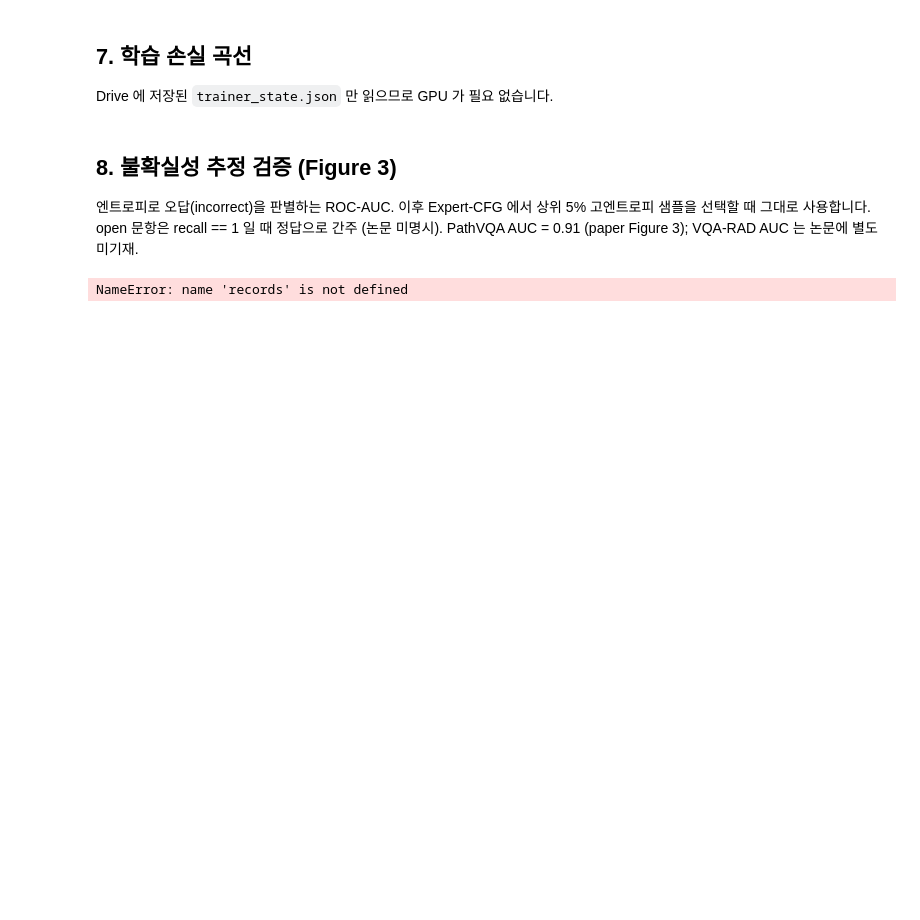
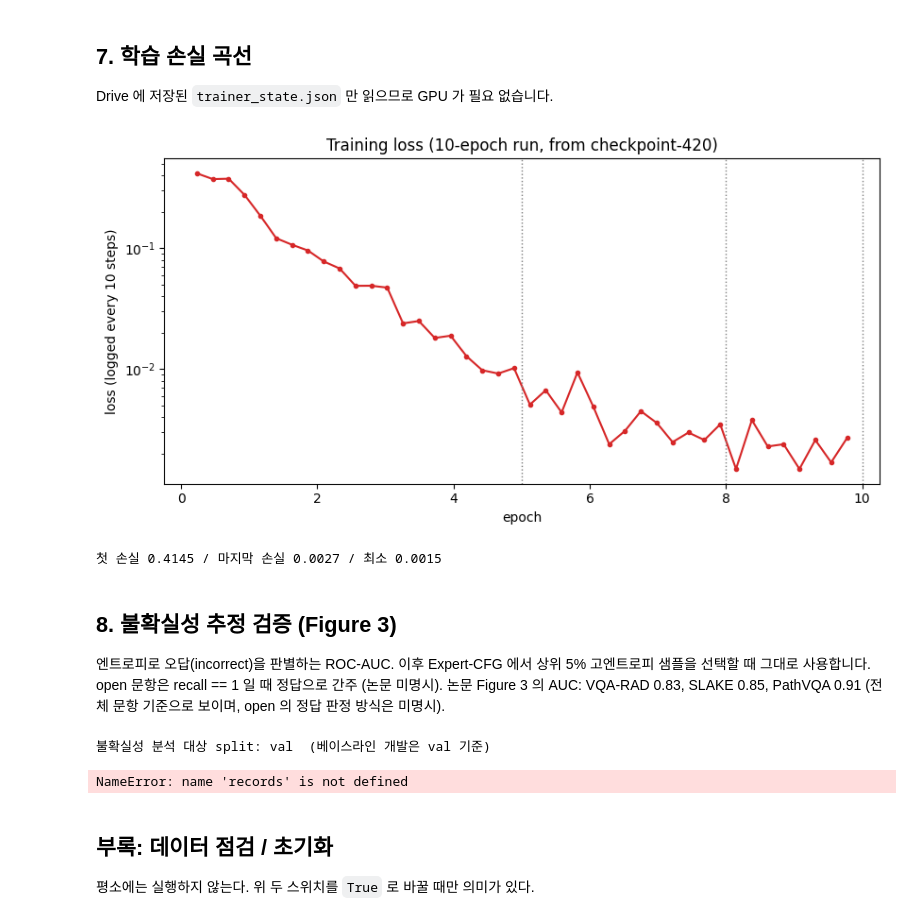
Before and after one commit to MinseongKim-dev/Expert-CFG, a Jupyter notebook: VQA_RAD_expert_cfg_reproduction.ipynb, the cells around one changed output. Drawn from its saved outputs; the diff is of its cells as text; code cells hidden in the pictures; blank space fills up the shorter version.

```diff
--- a/VQA_RAD_expert_cfg_reproduction.ipynb
+++ b/VQA_RAD_expert_cfg_reproduction.ipynb
@@ -494,7 +648,8 @@ def _load_base(dtype):
     for _impl in dict.fromkeys([ATTN_IMPL, 'eager']):
         try:
             _m = AutoModelForCausalLM.from_pretrained(
-                BASE_MODEL_DIR, dtype=dtype, trust_remote_code=True, _attn_implementation=_impl)
+                BASE_MODEL_DIR, trust_remote_code=True, _attn_implementation=_impl,
+                **{('dtype' if int(transformers.__version__.split('.')[0]) >= 5 else 'torch_dtype'): dtype})
             print(f'attention 구현: {_impl}')
             return _m
         except Exception as e:
@@ -550,9 +702,12 @@ trainable params: 102,912,000 || all params: 4,249,533,440 || trainable%: 2.4217
 앞 셀은 지표·평가 함수·collator 정의, 다음 셀이 학습입니다. 체크포인트는 `SAVE_EPOCHS` 의 epoch 끝에서만 저장되며, 같은 셀을 다시 실행하면 마지막 체크포인트부터 이어서 학습합니다.
 # %%
 from transformers import Trainer, TrainingArguments
+import transformers
+# 평가 생성 시 KV 캐시 사용 여부. 캐시를 끄면 토큰마다 이미지 토큰(약 2.5K)을 다시 계산해 매우 느리다. 결과가 달라 보이면 False 로 바꿔 비교.
+EVAL_USE_CACHE = int(transformers.__version__.split('.')[0]) < 5
 import inspect, re
 from collections import Counter
-from tqdm.auto import tqdm
+from tqdm import tqdm   # 텍스트 진행 막대(위젯이 안 뜨는 환경에서도 보임)
 
 # ── 평가 함수 ─────────────────────────────────────────────────────────
 def normalize(text):
@@ -594,7 +749,7 @@ def evaluate(model, processor, dataset, max_samples=None):
             max_new_tokens=MAX_NEW_TOKENS, num_beams=NUM_BEAMS, do_sample=False,
             eos_token_id=[processor.tokenizer.eos_token_id, end_id],
             output_scores=True, return_dict_in_generate=True,
-            use_cache=False,  # KV 캐시 비활성화 (transformers 5.x 캐시 호환성 문제 우회)
+            use_cache=EVAL_USE_CACHE,  # 4.x: KV 캐시 사용(빠름) / 5.x: 캐시 호환성 문제로 비활성화
         )
         gen_ids = out.sequences[:, inputs['input_ids'].size(1):]
         pred = processor.batch_decode(gen_ids, skip_special_tokens=True,
@@ -707,14 +1022,31 @@ Patched get_usable_length
 # %%
-# ── 테스트셋 평가 ─────────────────────────────────────────────────────
-records = evaluate(model, processor, test_ds)
-with open(RESULT_JSON, 'w') as f:
+# ── 현재 메모리의 모델 평가 (EVAL_SPLIT: 기본 val, 최종 보고 때만 test) ─────────────────────────────
+assert EVAL_SPLIT in ('val', 'test')
+_eval_ds = {'val': val_ds, 'test': test_ds}[EVAL_SPLIT]
+assert _eval_ds is not None, f'{DATASET} 에 {EVAL_SPLIT} 데이터가 없습니다'
+if EVAL_SPLIT == 'val' and TRAIN_ON_VAL:
+    print('※ TRAIN_ON_VAL=True 이면 val 이 학습에 들어가 있어 val 점수는 베이스라인 평가로 쓸 수 없습니다 (과대평가)')
+if EVAL_SPLIT == 'test':
+    print('※ test 평가입니다 — 방법을 확정한 뒤 최종 보고 때만 실행하세요')
+records = evaluate(model, processor, _eval_ds)
+RESULT_FILE = RESULT_JSON.replace('_test.json', f'_{EVAL_SPLIT}.json')
+with open(RESULT_FILE, 'w') as f:
     json.dump(records, f, indent=2, ensure_ascii=False)
 
 m = summarize(records)
-paper = {'open': 69.27, 'closed': 90.44, 'overall': 82.04}
-print(f"{'':8s}{'paper':>8s}{'ours':>8s}{'diff':>8s}")
-for k in ('open', 'closed', 'overall'):
-    print(f'{k:8s}{paper[k]:8.2f}{m[k]:8.2f}{m[k]-paper[k]:+8.2f}')
+paper = PAPER[DATASET] if EVAL_SPLIT == 'test' else None      # 논문 수치는 test 기준이라 val 에는 격차를 계산하지 않는다
+if paper is None and EVAL_SPLIT == 'test':
+    print(f'[{DATASET}] 논문 목표 수치가 비어 있어 격차는 출력하지 않습니다 (PAPER 에 채우세요)')
+    for k in ('open', 'closed', 'overall'):
+        print(f'{k:8s}{m[k]:8.2f}')
+elif paper is None:
+    print(f'[{DATASET} {EVAL_SPLIT}] 점수 (논문 수치는 test 기준이라 비교하지 않음)')
+    for k in ('open', 'closed', 'overall'):
+        print(f'{k:8s}{m[k]:8.2f}')
+else:
+    print(f"{'':8s}{'paper':>8s}{'ours':>8s}{'diff':>8s}")
+    for k in ('open', 'closed', 'overall'):
+        print(f'{k:8s}{paper[k]:8.2f}{m[k]:8.2f}{m[k]-paper[k]:+8.2f}')
 print(f"n_open={m['n_open']}, n_closed={m['n_closed']}")
-print(f'결과 저장: {RESULT_JSON}')
+print(f'결과 저장 ({EVAL_SPLIT}): {RESULT_FILE}')
 # %% [output]
@@ -799,29 +1284,32 @@ Drive 에 저장된 `trainer_state.json` 만 읽으므로 GPU 가 필요 없습
 # %%
 # ── 학습 손실 곡선: 10 epoch 학습 (Drive 의 trainer_state.json log_history 사용, GPU 불필요) ───────────────────
 import json, glob, os
 import matplotlib.pyplot as plt
 
-_run = '/content/drive/MyDrive/expert_cfg/logs_phi35_vqarad_continue_e10'
+_run = OUTPUT_DIR      # 5절 설정의 출력 폴더 (DATASET · TRAIN_ON_VAL 에 따라 달라진다)
 _cks = sorted(glob.glob(os.path.join(_run, 'checkpoint-*')), key=lambda d: int(d.rsplit('-', 1)[1]))
 _hist, _src = [], None
 for d in reversed(_cks):                                     # 가장 마지막 체크포인트의 상태 파일에 전체 로그가 들어 있다
     f = os.path.join(d, 'trainer_state.json')
     if os.path.exists(f):
         _hist = [h for h in json.load(open(f, encoding='utf-8'))['log_history'] if 'loss' in h]
         _src = d
         break
 assert _hist, f'{_run} 에서 trainer_state.json 을 찾지 못했습니다'
 
 fig, ax = plt.subplots(figsize=(8.5, 4.4))
 ax.plot([h['epoch'] for h in _hist], [h['loss'] for h in _hist], 'o-', ms=3, color='tab:red')
 for e in (5, 8, 10):
     ax.axvline(e, color='gray', ls=':', lw=1)
 ax.set(title=f'Training loss (10-epoch run, from {os.path.basename(_src)})', xlabel='epoch', ylabel='loss (logged every 10 steps)', yscale='log')
 plt.tight_layout(); plt.show()
 print('첫 손실', round(_hist[0]['loss'], 4), '/ 마지막 손실', round(_hist[-1]['loss'], 4), '/ 최소', round(min(h['loss'] for h in _hist), 4))
+# %% [output]
+[figure, added]
+첫 손실 0.4145 / 마지막 손실 0.0027 / 최소 0.0015
 # %% [markdown]
 ## 8. 불확실성 추정 검증 (Figure 3)
 
 엔트로피로 오답(incorrect)을 판별하는 ROC-AUC. 이후 Expert-CFG 에서 상위 5% 고엔트로피 샘플을 선택할 때 그대로 사용합니다.
 open 문항은 recall == 1 일 때 정답으로 간주 (논문 미명시).
-PathVQA AUC = 0.91 (paper Figure 3); VQA-RAD AUC 는 논문에 별도 미기재.
+논문 Figure 3 의 AUC: VQA-RAD 0.83, SLAKE 0.85, PathVQA 0.91 (전체 문항 기준으로 보이며, open 의 정답 판정 방식은 미명시).
@@ -829,6 +1320,7 @@ PathVQA AUC = 0.91 (paper Figure 3); VQA-RAD AUC 는 논문에 별도 미기재.
 from sklearn.metrics import roc_auc_score, roc_curve
 import matplotlib.pyplot as plt
 
+print(f'불확실성 분석 대상 split: {EVAL_SPLIT}' + ('  (베이스라인 개발은 val 기준)' if EVAL_SPLIT == 'val' else '  (test — 최종 보고용)'))
 ent   = np.array([r['entropy'] for r in records])
 wrong = np.array([0 if r['score'] == 1.0 else 1 for r in records])
 
@@ -849,7 +1341,7 @@ for atype in ('CLOSED', 'OPEN'):
 # ── 시각화 ────────────────────────────────────────────────────────────
 fig, axes = plt.subplots(1, 2, figsize=(10, 4))
 
-axes[0].plot(fpr, tpr, label=f'VQA-RAD (AUC = {auc:.2f})')
+axes[0].plot(fpr, tpr, label=f'{DATASET} (AUC = {auc:.2f})')
 axes[0].plot([0, 1], [0, 1], 'k--', lw=0.8)
 axes[0].set_xlabel('False Positive Rate')
 axes[0].set_ylabel('True Positive Rate')
@@ -861,8 +1353,13 @@ axes[1].set_ylabel('Predictive Entropy')
 axes[1].set_title('Entropy Distribution by Correctness')
 
 plt.tight_layout()
-plt.savefig('/content/drive/MyDrive/expert_cfg/vqarad_uncertainty.png', dpi=150)
+plt.savefig(f'/content/drive/MyDrive/expert_cfg/{DATASET}_uncertainty.png', dpi=150)
 plt.show()
-print('그래프 저장: /content/drive/MyDrive/expert_cfg/vqarad_uncertainty.png')
+print(f'그래프 저장: /content/drive/MyDrive/expert_cfg/{DATASET}_uncertainty.png')
 # %% [output]
-NameError: name 'records' is not defined
+불확실성 분석 대상 split: val  (베이스라인 개발은 val 기준)
+NameError: name 'records' is not defined
+# %% [markdown]
+## 부록: 데이터 점검 / 초기화
+
+평소에는 실행하지 않는다. 위 두 스위치를 `True` 로 바꿀 때만 의미가 있다.
```
Also changed, not shown: parts of 30 cells of this notebook, 23 other files.
